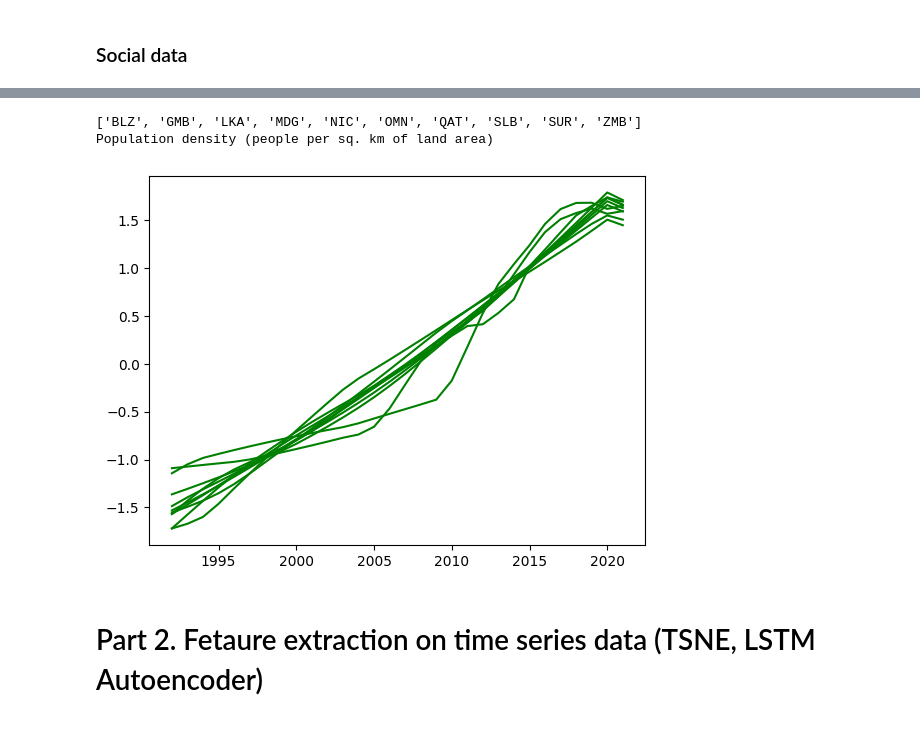
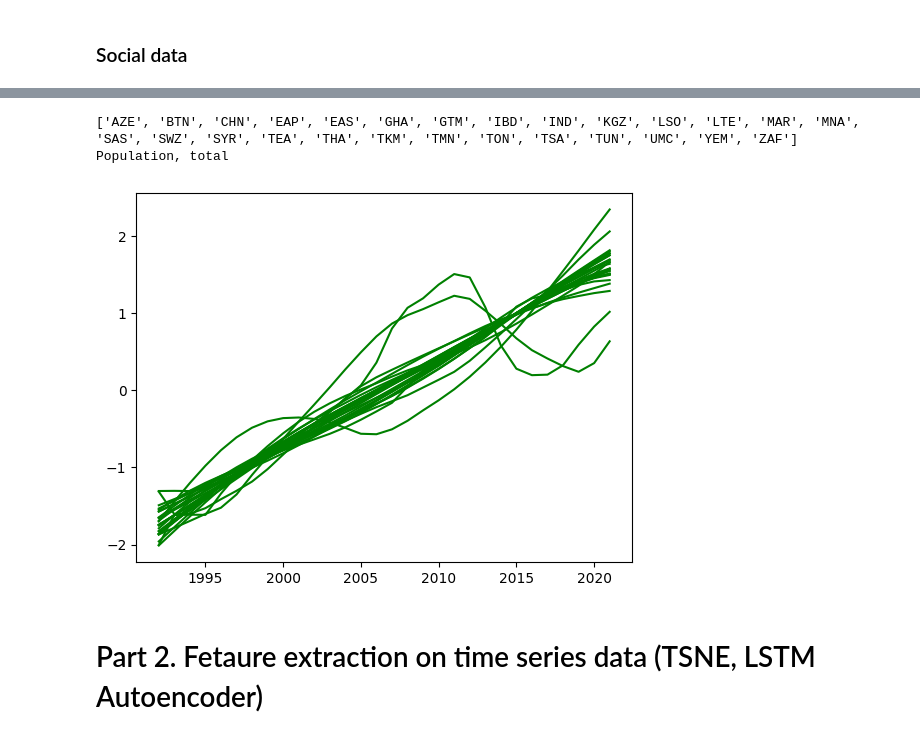
Before and after one commit to jupiterb/agh-data-science, a Jupyter notebook: 1/data_exploration/project/WorldBankOpenData_CountriesComparison.ipynb, the cells around one changed output, grey strips where cells are left out. Drawn from its saved outputs; the diff is of its cells as text; code cells hidden in the pictures.

```diff
--- a/1/data_exploration/project/WorldBankOpenData_CountriesComparison.ipynb
+++ b/1/data_exploration/project/WorldBankOpenData_CountriesComparison.ipynb
@@ -79,7 +79,10 @@ def yield_countries(dataset: pd.DataFrame):
             last_country = country
 # %%
 def most_common_features(countries: list[str], metric, dataset: pd.DataFrame):
-    """Returns list of features orederd by mean distances between countries provided"""
+    """
+    Returns list of features orederd by mean distance between countries provided
+    devided by mean distance to rest of countries in the dataset
+    """
     features = dataset.columns
     featurses_mean_distance = []
     countries_dfs = [dataset.loc[country] for country in countries]
@@ -318,22 +331,22 @@ for label, cluster in enumerate(_social_clusters):
     feature = most_common_features(cluster, dtw, ts_datasets["social"])[0][0]
     _most_common_social_features[label] = feature
 # %%
-label = 9
+label = 5
 cluster = _social_clusters[label]
 feature = _most_common_social_features[label]
 
 print(cluster)
 print(feature)
 
 plot_time_series(
     ts_datasets["social"],
     [(country, "green") for country in cluster],
     feature
 )
 # %% [output]
-['BLZ', 'GMB', 'LKA', 'MDG', 'NIC', 'OMN', 'QAT', 'SLB', 'SUR', 'ZMB']
-Population density (people per sq. km of land area)
+['AZE', 'BTN', 'CHN', 'EAP', 'EAS', 'GHA', 'GTM', 'IBD', 'IND', 'KGZ', 'LSO', 'LTE', 'MAR', 'MNA', 'SAS', 'SWZ', 'SYR', 'TEA', 'THA', 'TKM', 'TMN', 'TON', 'TSA', 'TUN', 'UMC', 'YEM', 'ZAF']
+Population, total
-[figure, old version]
+[figure, new version]
 # %% [markdown]
 # Part 2. Fetaure extraction on time series data (TSNE, LSTM Autoencoder)
 # %% [markdown]
```
Also changed, not shown: parts of 35 cells of this notebook.
